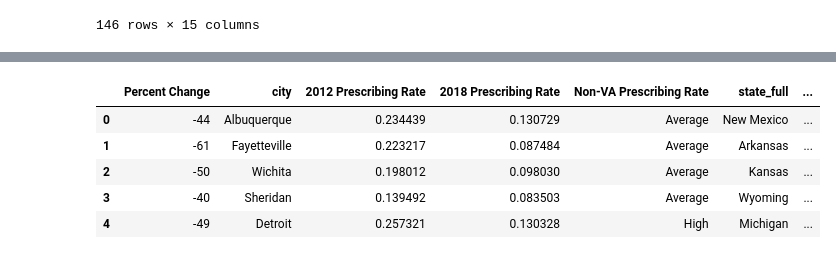
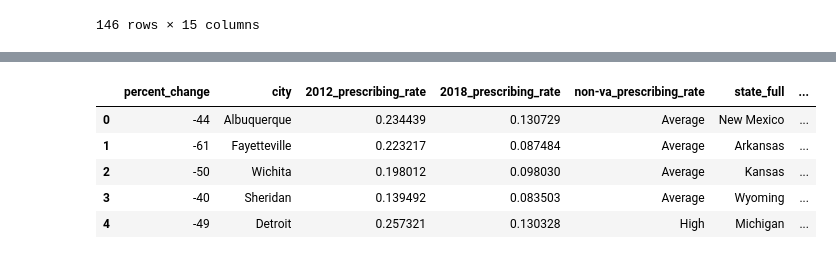
Before and after one commit to Chahnaz-Kbaisi/ETL-Project, a Jupyter notebook: Part_1/Opioid_Pres.ipynb, the cells around one changed output, grey strips where cells are left out. Drawn from its saved outputs; the diff is of its cells as text; code cells hidden in the pictures.

```diff
--- a/Part_1/Opioid_Pres.ipynb
+++ b/Part_1/Opioid_Pres.ipynb
@@ -60,11 +120,15 @@ Prescription_VA_subset.head()
 # %%
-# Renaming the subset dataframe columns:
-Prescription_rate = Prescription_VA_subset.rename(columns={
-    'Percent Change (integer)': 'Percent Change',
-    'Non-VA Prescribing Rate (Regional Use)': 'Non-VA Prescribing Rate'})
-Prescription_rate.head()
+# Renaming the subset dataframe columns Table 1:
+Prescription_rate_va = Prescription_VA_subset.rename(columns={
+    'Percent Change (integer)': 'percent_change',
+    '2012 Prescribing Rate': '2012_prescribing_rate',
+    '2018 Prescribing Rate':'2018_prescribing_rate',
+    'Non-VA Prescribing Rate (Regional Use)': 'non-va_prescribing_rate'
+
+})
+Prescription_rate_va.head()
 # %% [output]
-|  | Percent Change | city | 2012 Prescribing Rate | 2018 Prescribing Rate | Non-VA Prescribing Rate | state_full | ... |
+|  | percent_change | city | 2012_prescribing_rate | 2018_prescribing_rate | non-va_prescribing_rate | state_full | ... |
 | 0 | -44 | Albuquerque | 0.234439 | 0.130729 | Average | New Mexico | ... |
 | 1 | -61 | Fayetteville | 0.223217 | 0.087484 | Average | Arkansas | ... |
 | 2 | -50 | Wichita | 0.198012 | 0.098030 | Average | Kansas | ... |
```
Also changed, not shown: parts of 16 cells of this notebook, 4 other files.
